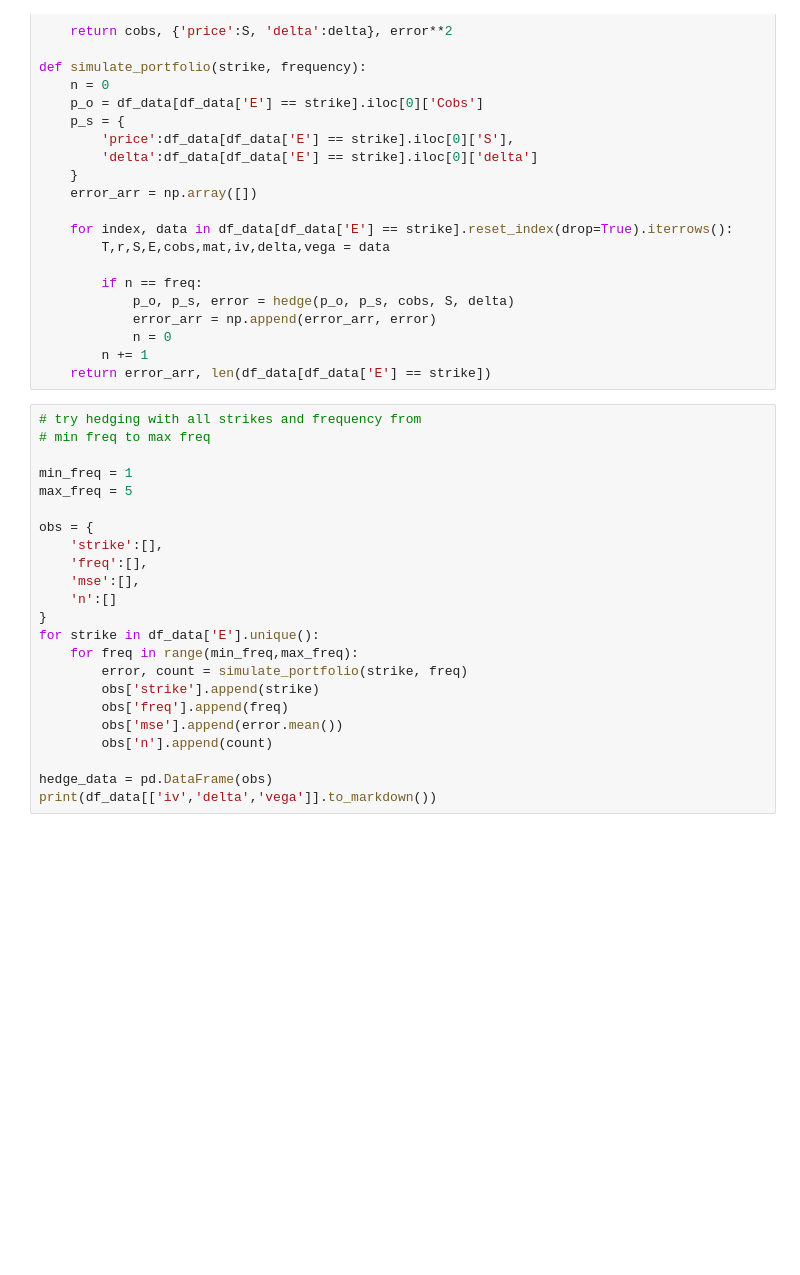
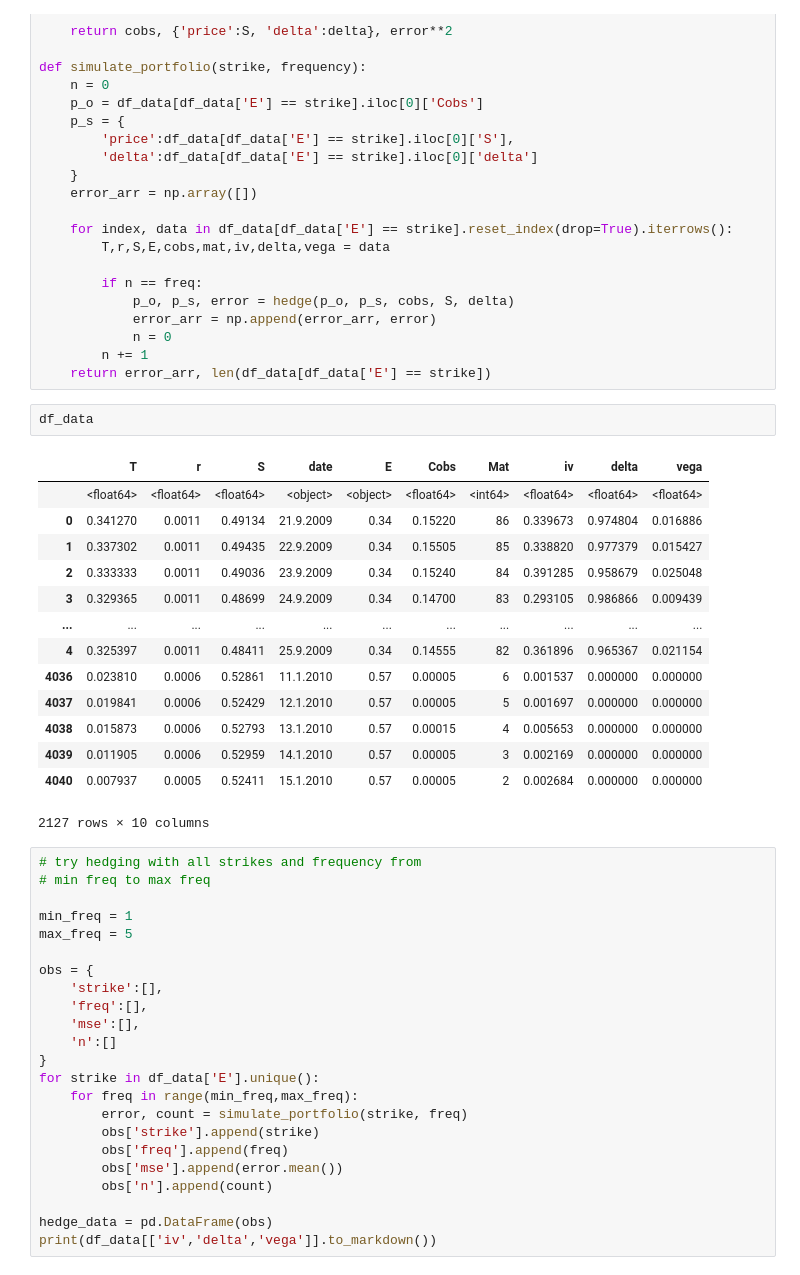
Before and after one commit to JuusoAsd/finaeng1, a Jupyter notebook: assignment_1.ipynb, the cells around one changed output. Cells and saved outputs as stored; diff of their text form; blank space fills up the shorter version.

Commit message:
began delta vega hedging

```diff
--- a/assignment_1.ipynb
+++ b/assignment_1.ipynb
@@ -170,6 +172,23 @@ def simulate_portfolio(strike, frequency):
             n = 0
         n += 1
     return error_arr, len(df_data[df_data['E'] == strike])
+# %%
+df_data
+# %% [output]
+|  | T | r | S | date | E | Cobs | Mat | iv | delta | vega |
+|  | <float64> | <float64> | <float64> | <object> | <object> | <float64> | <int64> | <float64> | <float64> | <float64> |
+| 0 | 0.341270 | 0.0011 | 0.49134 | 21.9.2009 | 0.34 | 0.15220 | 86 | 0.339673 | 0.974804 | 0.016886 |
+| 1 | 0.337302 | 0.0011 | 0.49435 | 22.9.2009 | 0.34 | 0.15505 | 85 | 0.338820 | 0.977379 | 0.015427 |
+| 2 | 0.333333 | 0.0011 | 0.49036 | 23.9.2009 | 0.34 | 0.15240 | 84 | 0.391285 | 0.958679 | 0.025048 |
+| 3 | 0.329365 | 0.0011 | 0.48699 | 24.9.2009 | 0.34 | 0.14700 | 83 | 0.293105 | 0.986866 | 0.009439 |
+| ... | ... | ... | ... | ... | ... | ... | ... | ... | ... | ... |
+| 4 | 0.325397 | 0.0011 | 0.48411 | 25.9.2009 | 0.34 | 0.14555 | 82 | 0.361896 | 0.965367 | 0.021154 |
+| 4036 | 0.023810 | 0.0006 | 0.52861 | 11.1.2010 | 0.57 | 0.00005 | 6 | 0.001537 | 0.000000 | 0.000000 |
+| 4037 | 0.019841 | 0.0006 | 0.52429 | 12.1.2010 | 0.57 | 0.00005 | 5 | 0.001697 | 0.000000 | 0.000000 |
+| 4038 | 0.015873 | 0.0006 | 0.52793 | 13.1.2010 | 0.57 | 0.00015 | 4 | 0.005653 | 0.000000 | 0.000000 |
+| 4039 | 0.011905 | 0.0006 | 0.52959 | 14.1.2010 | 0.57 | 0.00005 | 3 | 0.002169 | 0.000000 | 0.000000 |
+| 4040 | 0.007937 | 0.0005 | 0.52411 | 15.1.2010 | 0.57 | 0.00005 | 2 | 0.002684 | 0.000000 | 0.000000 |
+2127 rows × 10 columns
 # %%
 # try hedging with all strikes and frequency from
 # min freq to max freq
```
Also changed, not shown: parts of 9 cells of this notebook.
